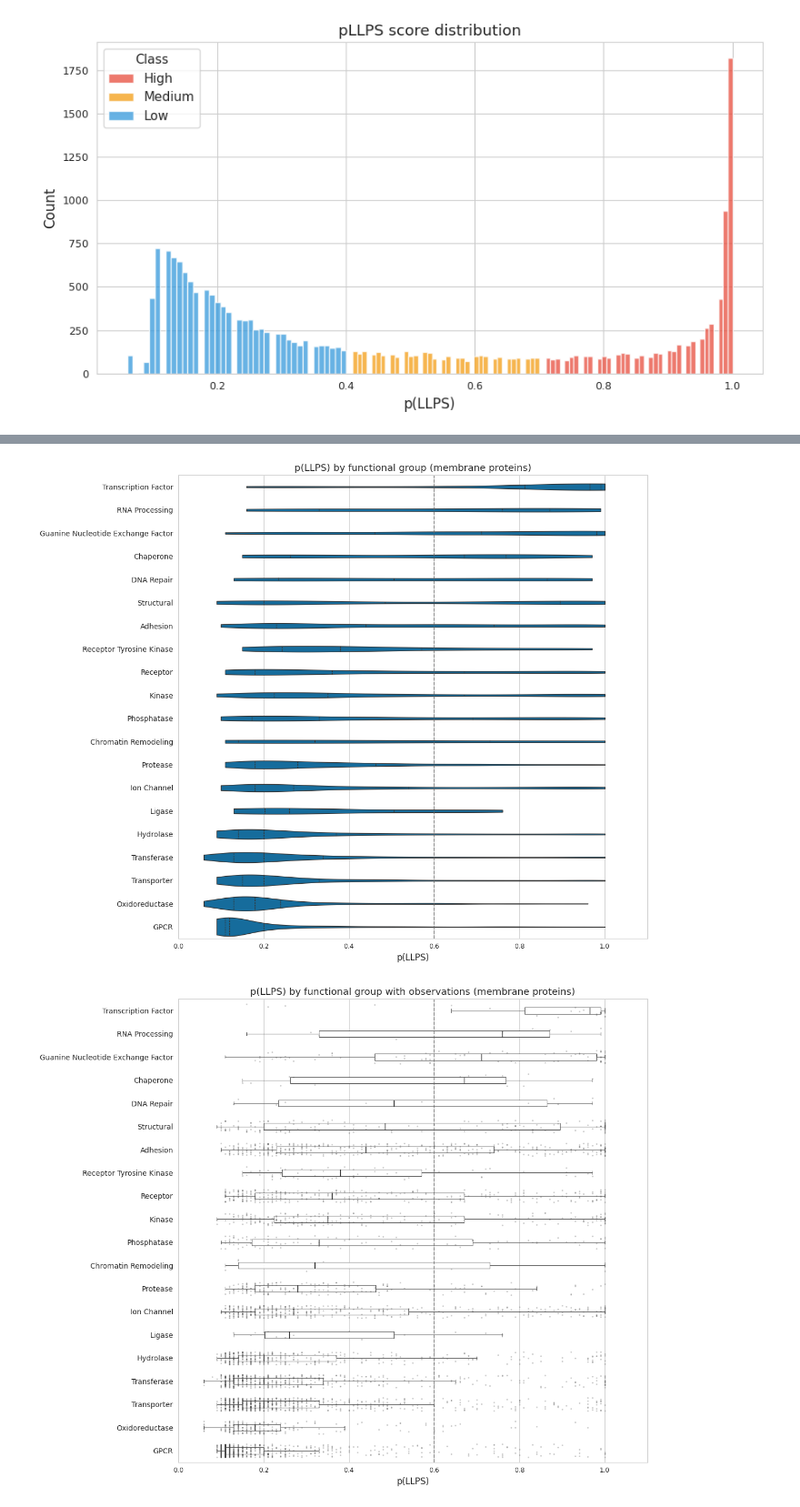
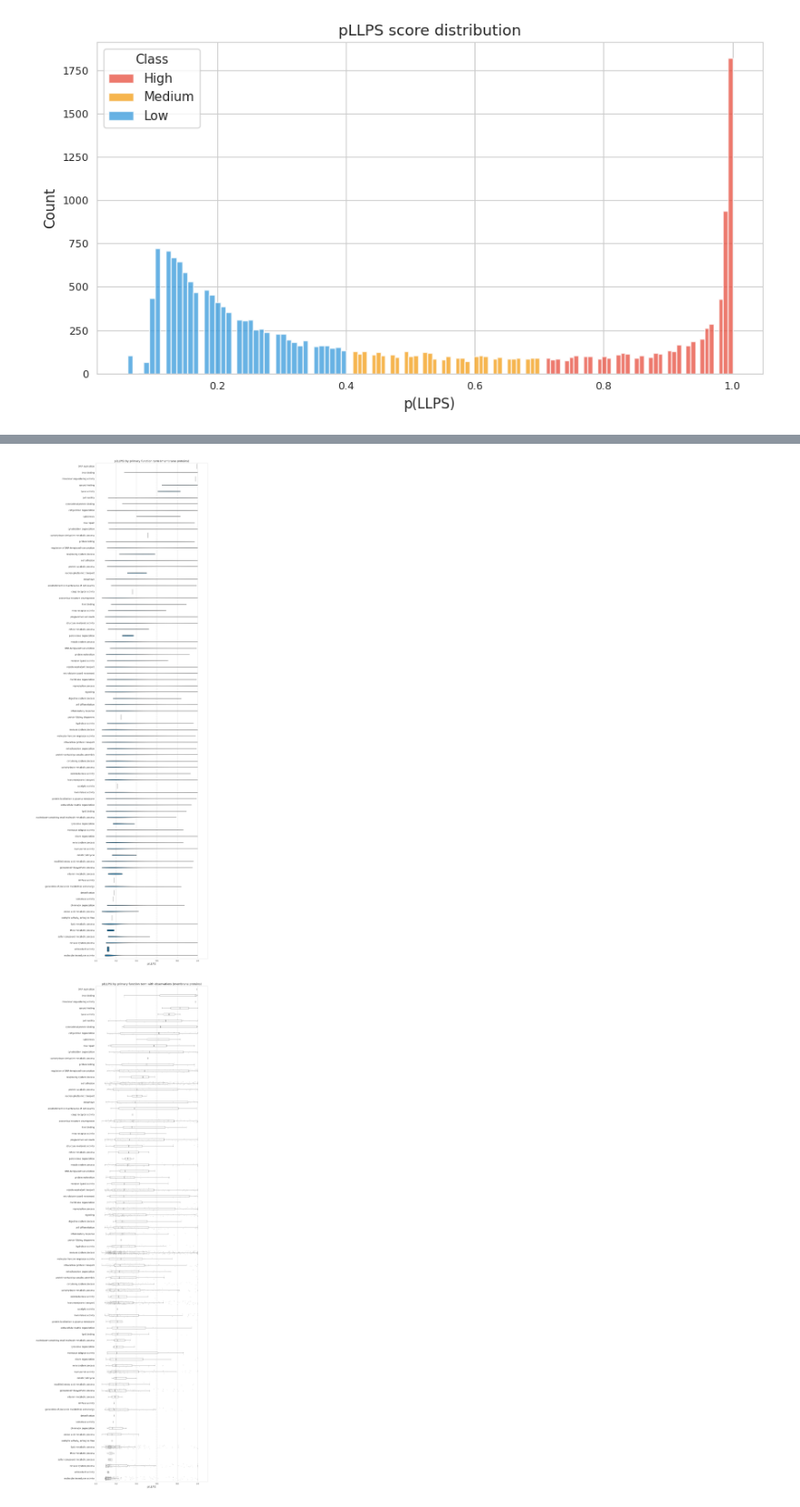
Before and after one commit to j-a-hill/mem_prot_llps, a Jupyter notebook: notebooks/02_plot.ipynb, the cells around one changed output, grey strips where cells are left out. Shown at 91% size. Saved outputs shown, nothing was run; the diff lists cells and outputs as text; code cells hidden in the pictures.

```diff
--- a/notebooks/02_plot.ipynb
+++ b/notebooks/02_plot.ipynb
@@ -122,9 +174,9 @@ Passing `palette` without assigning `hue` is deprecated and will be removed in v
 # %%
-# Fig 3 — pLLPS by primary functional group (membrane proteins, excluding 'Other')
+# Fig 3 — pLLPS by primary function term (membrane proteins, excluding 'Other')
 mem = df[df["Is_Membrane"] == True].copy()
-named = mem[mem["Functional Group"] != "Other"]
+named = mem[mem["Function_Top"].fillna("Other") != "Other"].copy()
 order = (
-    named.groupby("Functional Group")["p(LLPS)"]
+    named.groupby("Function_Top")["p(LLPS)"]
     .median()
     .sort_values(ascending=False)
     .index.tolist()
@@ -133,7 +185,7 @@ order = (
 fig, ax = plt.subplots(figsize=(12, max(6, 0.42 * len(order) + 1.5)))
 sns.violinplot(
     data=named,
-    y="Functional Group",
+    y="Function_Top",
     x="p(LLPS)",
     order=order,
     inner="quartile",
@@ -141,49 +193,49 @@ sns.violinplot(
     color=C["Membrane"],
     linewidth=1,
     ax=ax,
-)
+ )
 ax.axvline(CUTOFF, color="#666666", linestyle="--", linewidth=1.2, alpha=0.8)
 ax.set(xlim=(0, 1.1), xlabel="p(LLPS)", ylabel="")
 ax.tick_params(axis="y", labelsize=10)
-ax.set_title("p(LLPS) by functional group (membrane proteins)")
+ax.set_title("p(LLPS) by primary function term (membrane proteins)")
 plt.tight_layout()
 plt.savefig(FIG_DIR / "fig3_by_function.png", dpi=300, bbox_inches="tight")
 plt.show()
 
 fig, ax = plt.subplots(figsize=(12, max(6, 0.42 * len(order) + 1.5)))
 sns.stripplot(
     data=named,
     x="p(LLPS)",
-    y="Functional Group",
+    y="Function_Top",
     order=order,
     color="#4d4d4d",
     alpha=0.28,
     size=2.2,
     jitter=0.28,
     ax=ax,
-)
+ )
 sns.boxplot(
     data=named,
     x="p(LLPS)",
-    y="Functional Group",
+    y="Function_Top",
     order=order,
     width=0.28,
     showfliers=False,
     showmeans=False,
     boxprops={"facecolor": "white", "edgecolor": "#444444", "linewidth": 0.8, "alpha": 0.85},
     whiskerprops={"color": "#666666", "linewidth": 0.8},
     capprops={"color": "#666666", "linewidth": 0.8},
     medianprops={"color": "#222222", "linewidth": 1.0},
     ax=ax,
-)
+ )
 ax.axvline(CUTOFF, color="#666666", linestyle="--", linewidth=1.2, alpha=0.8)
 ax.set(xlim=(0, 1.1), xlabel="p(LLPS)", ylabel="")
 ax.tick_params(axis="y", labelsize=10)
-ax.set_title("p(LLPS) by functional group with observations (membrane proteins)")
+ax.set_title("p(LLPS) by primary function term with observations (membrane proteins)")
 plt.tight_layout()
 plt.savefig(FIG_DIR / "fig3_by_function_observations.png", dpi=300, bbox_inches="tight")
 plt.show()
 # %% [output]
-[figure, old version]
+[figure, new version]
-[figure, old version]
+[figure, new version]
 # %%
```
Also changed, not shown: parts of 13 cells of this notebook, 3 other files.
